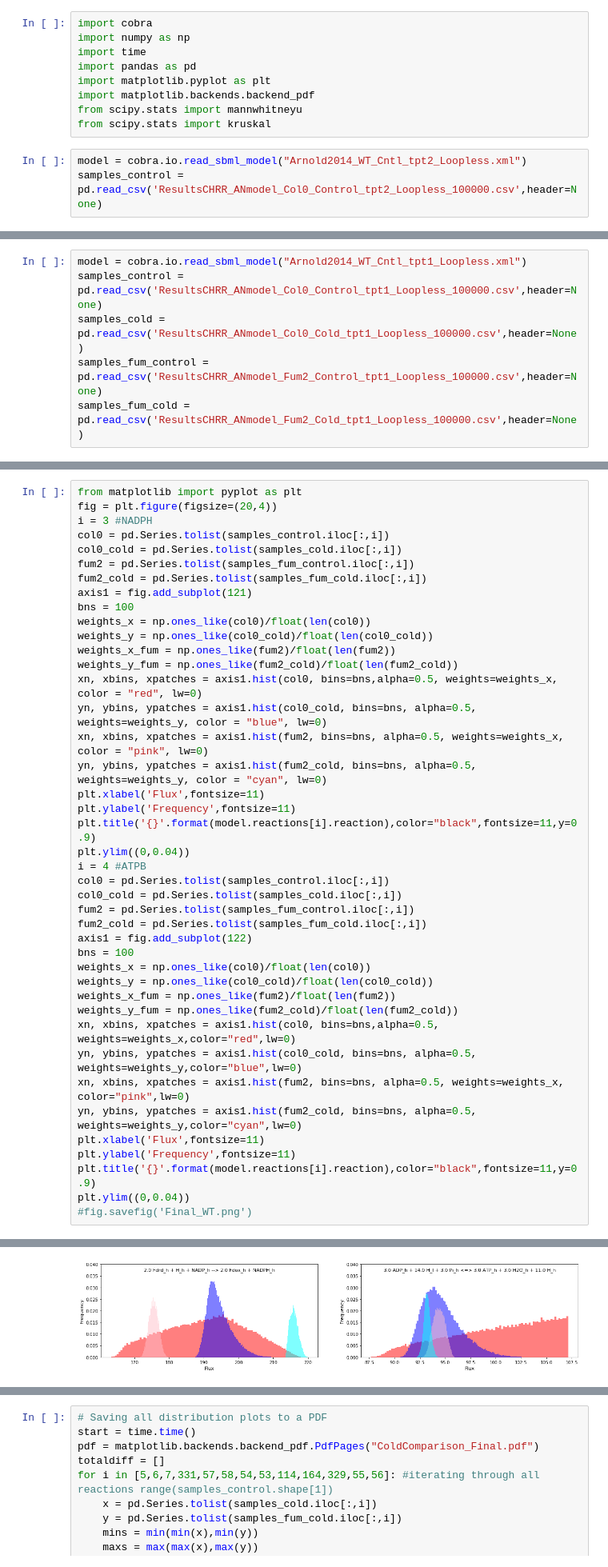
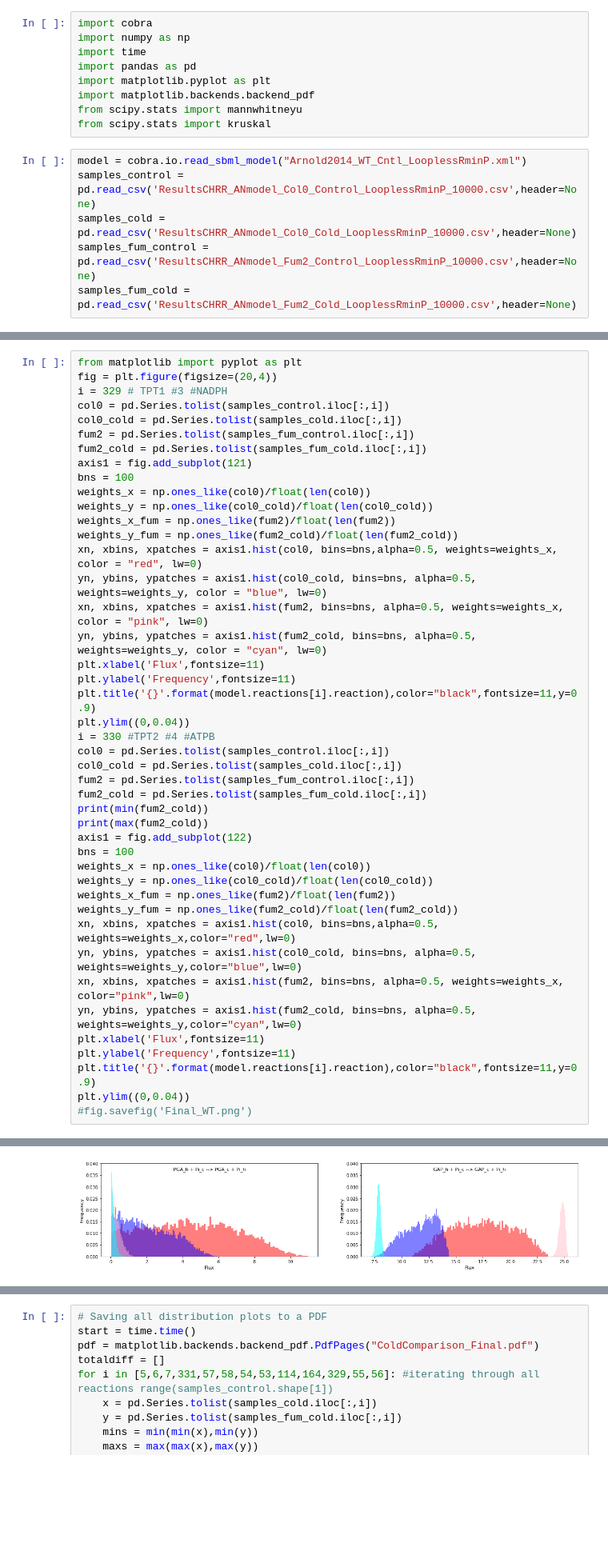
Before and after one commit to HAHerrmann/FluxSamplingCol0Fum2, a Jupyter notebook: LooplessFluxSampling/FluxSamplingAnalysis.ipynb, the cells around one changed output, grey strips where cells are left out. Shown at 80% size. Cells and saved outputs as stored; diff of their text form; blank space fills up the shorter version.

```diff
--- a/LooplessFluxSampling/FluxSamplingAnalysis.ipynb
+++ b/LooplessFluxSampling/FluxSamplingAnalysis.ipynb
@@ -8,5 +8,8 @@ import matplotlib.backends.backend_pdf
 from scipy.stats import mannwhitneyu
 from scipy.stats import kruskal
 # %%
-model = cobra.io.read_sbml_model("Arnold2014_WT_Cntl_tpt2_Loopless.xml")
-samples_control = pd.read_csv('ResultsCHRR_ANmodel_Col0_Control_tpt2_Loopless_100000.csv',header=None)
+model = cobra.io.read_sbml_model("Arnold2014_WT_Cntl_LooplessRminP.xml")
+samples_control = pd.read_csv('ResultsCHRR_ANmodel_Col0_Control_LooplessRminP_10000.csv',header=None)
+samples_cold = pd.read_csv('ResultsCHRR_ANmodel_Col0_Cold_LooplessRminP_10000.csv',header=None)
+samples_fum_control = pd.read_csv('ResultsCHRR_ANmodel_Fum2_Control_LooplessRminP_10000.csv',header=None)
+samples_fum_cold = pd.read_csv('ResultsCHRR_ANmodel_Fum2_Cold_LooplessRminP_10000.csv',header=None)
@@ -60,6 +54,0 @@ print(len(totaldiff))
-# %%
-model = cobra.io.read_sbml_model("Arnold2014_WT_Cntl_tpt1_Loopless.xml")
-samples_control = pd.read_csv('ResultsCHRR_ANmodel_Col0_Control_tpt1_Loopless_100000.csv',header=None)
-samples_cold = pd.read_csv('ResultsCHRR_ANmodel_Col0_Cold_tpt1_Loopless_100000.csv',header=None)
-samples_fum_control = pd.read_csv('ResultsCHRR_ANmodel_Fum2_Control_tpt1_Loopless_100000.csv',header=None)
-samples_fum_cold = pd.read_csv('ResultsCHRR_ANmodel_Fum2_Cold_tpt1_Loopless_100000.csv',header=None)
@@ -131,7 +100,7 @@ print(np.mean(fum2_cold_83)/np.mean(fum2_cold_3))
 # %%
 from matplotlib import pyplot as plt
 fig = plt.figure(figsize=(20,4))
-i = 3 #NADPH
+i = 329 # TPT1 #3 #NADPH
 col0 = pd.Series.tolist(samples_control.iloc[:,i])
 col0_cold = pd.Series.tolist(samples_cold.iloc[:,i])
 fum2 = pd.Series.tolist(samples_fum_control.iloc[:,i])
@@ -150,11 +119,13 @@ plt.xlabel('Flux',fontsize=11)
 plt.ylabel('Frequency',fontsize=11)
 plt.title('{}'.format(model.reactions[i].reaction),color="black",fontsize=11,y=0.9)
 plt.ylim((0,0.04))
-i = 4 #ATPB
+i = 330 #TPT2 #4 #ATPB
 col0 = pd.Series.tolist(samples_control.iloc[:,i])
 col0_cold = pd.Series.tolist(samples_cold.iloc[:,i])
 fum2 = pd.Series.tolist(samples_fum_control.iloc[:,i])
 fum2_cold = pd.Series.tolist(samples_fum_cold.iloc[:,i])
+print(min(fum2_cold))
+print(max(fum2_cold))
 axis1 = fig.add_subplot(122)
 bns = 100
 weights_x = np.ones_like(col0)/float(len(col0))
@@ -175,3 +162,3 @@ plt.ylim((0,0.04))
-[figure, old version]
+[figure, new version]
 # %%
 totaldiff = []
```
Also changed, not shown: parts of 9 cells of this notebook, 3 other files.
